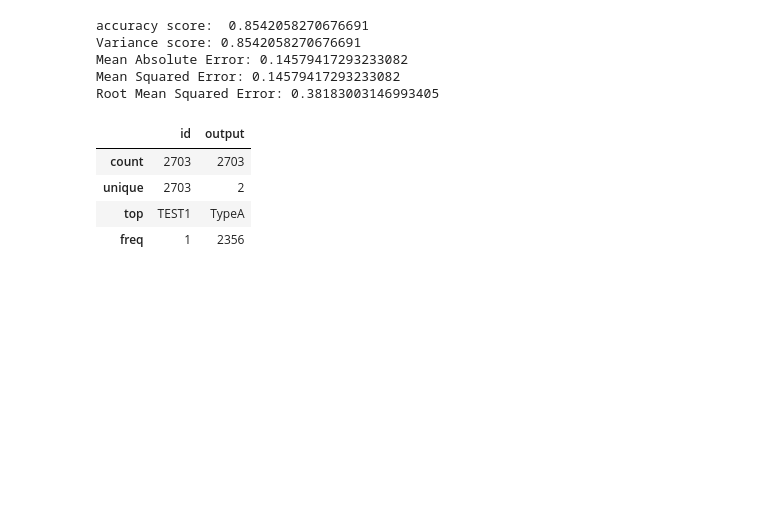
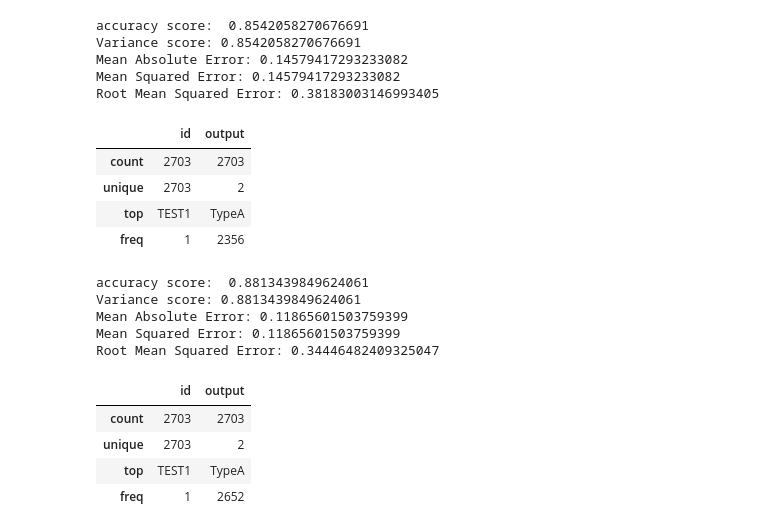
Before and after one commit to Meapy/MachineL, a Jupyter notebook: Assignment2/main.ipynb, the cells around one changed output. Drawn from its saved outputs; the diff is of its cells as text; code cells hidden in the pictures; blank space fills up the shorter version.

```diff
--- a/Assignment2/main.ipynb
+++ b/Assignment2/main.ipynb
@@ -245,3 +252,51 @@ Root Mean Squared Error: 0.38183003146993405
 | unique | 2703 | 2 |
 | top | TEST1 | TypeA |
 | freq | 1 | 2356 |
+# %%
+#create a predict function that uses KNN to predict the output column in test_data
+#then write the predictions to a txt file using the layout <id>,<output> where <id> is the id and <output> is either TypeA or TypeB
+def predict_knn(test_data):
+    #split the data into training and testing data
+    X_train, X_test, y_train, y_test = train_test_split(train_data.drop(['id','output'], axis=1), train_data['output'], test_size=0.35, random_state=4)
+    #create a KNN model
+    clf = KNeighborsClassifier(n_neighbors=7)
+    #fit the model to the training data
+    clf = clf.fit(X_train, y_train)
+    #predict the output column in test_data
+    y_pred = clf.predict(X_test)
+    #test the accuracy of the model
+    print("accuracy score: ",accuracy_score(y_test, y_pred))
+
+    # variance score: 1 means perfect prediction
+    print('Variance score: {}'.format(clf.score(X_test, y_test)))
+
+    #print out the error rates
+    print('Mean Absolute Error:', metrics.mean_absolute_error(y_test, y_pred))
+    print('Mean Squared Error:', metrics.mean_squared_error(y_test, y_pred))
+    print('Root Mean Squared Error:', np.sqrt(metrics.mean_squared_error(y_test, y_pred)))
+
+    #write the predictions to a txt file using the layout <id>,<output> where <id> is the id and <output> is either TypeA or TypeB
+    test_data['output'] = clf.predict(test_data.drop(['id','output'], axis=1))
+    #round the test_data['output'] to nearest 1 or 0
+    test_data['output'] = test_data['output'].map({1:'TypeA', 0:'TypeB'})
+    test_data.to_csv('testdata.txt', sep=',', header=True, index=False)
+    #drop all the columns except id and output
+    output_data = test_data[['id','output']]
+    #write the predictions to a txt file
+    output_data.to_csv('predictions.txt', sep=',', header=True, index=False)
+    return test_data, output_data
+
+#call the function predict_knn()
+test_data, output_data = predict_knn(test_data)
+output_data.describe()
+# %% [output]
+accuracy score:  0.8813439849624061
+Variance score: 0.8813439849624061
+Mean Absolute Error: 0.11865601503759399
+Mean Squared Error: 0.11865601503759399
+Root Mean Squared Error: 0.34446482409325047
+|  | id | output |
+| count | 2703 | 2703 |
+| unique | 2703 | 2 |
+| top | TEST1 | TypeA |
+| freq | 1 | 2652 |
```
Also changed, not shown: parts of 5 cells of this notebook, 2 other files.
